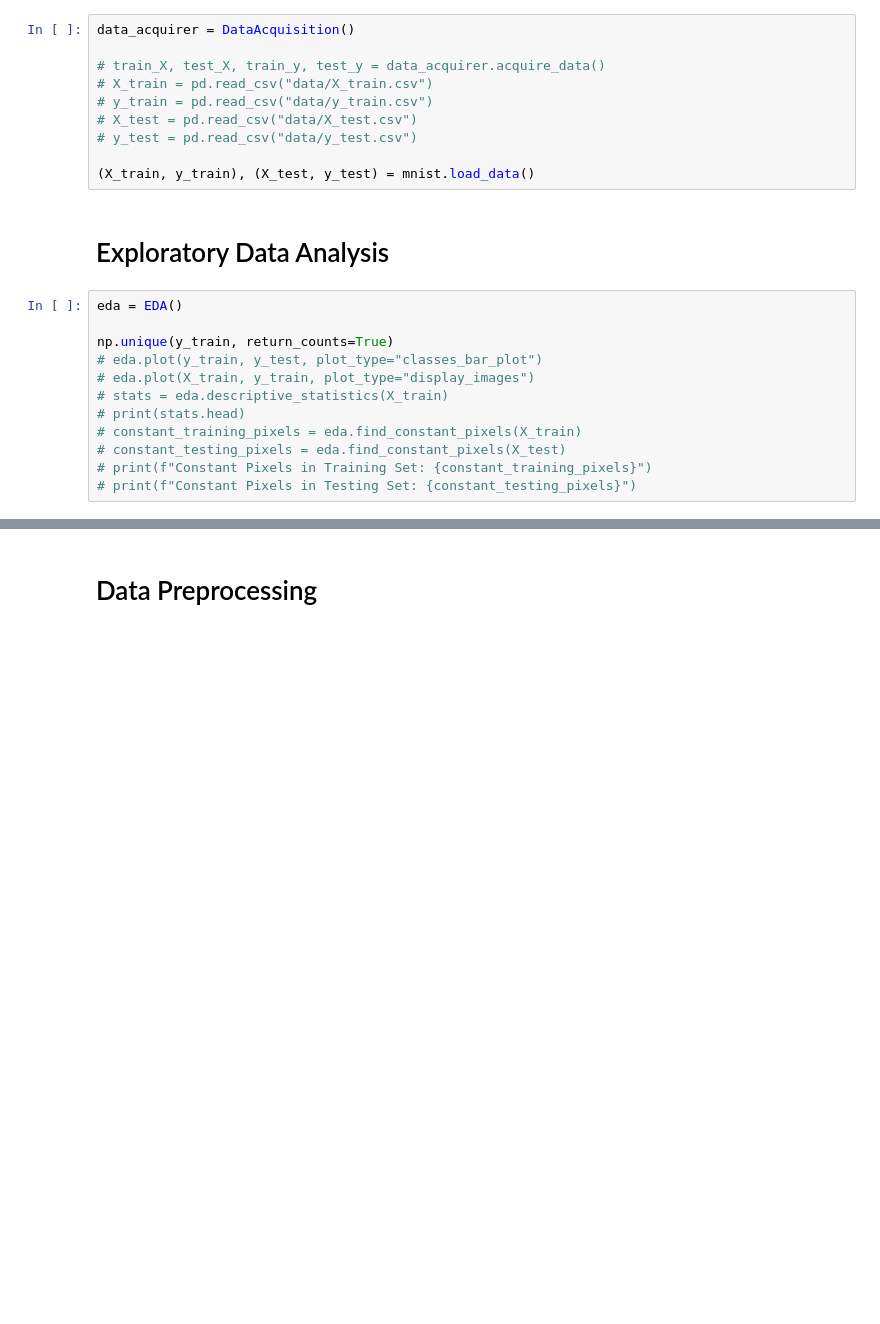
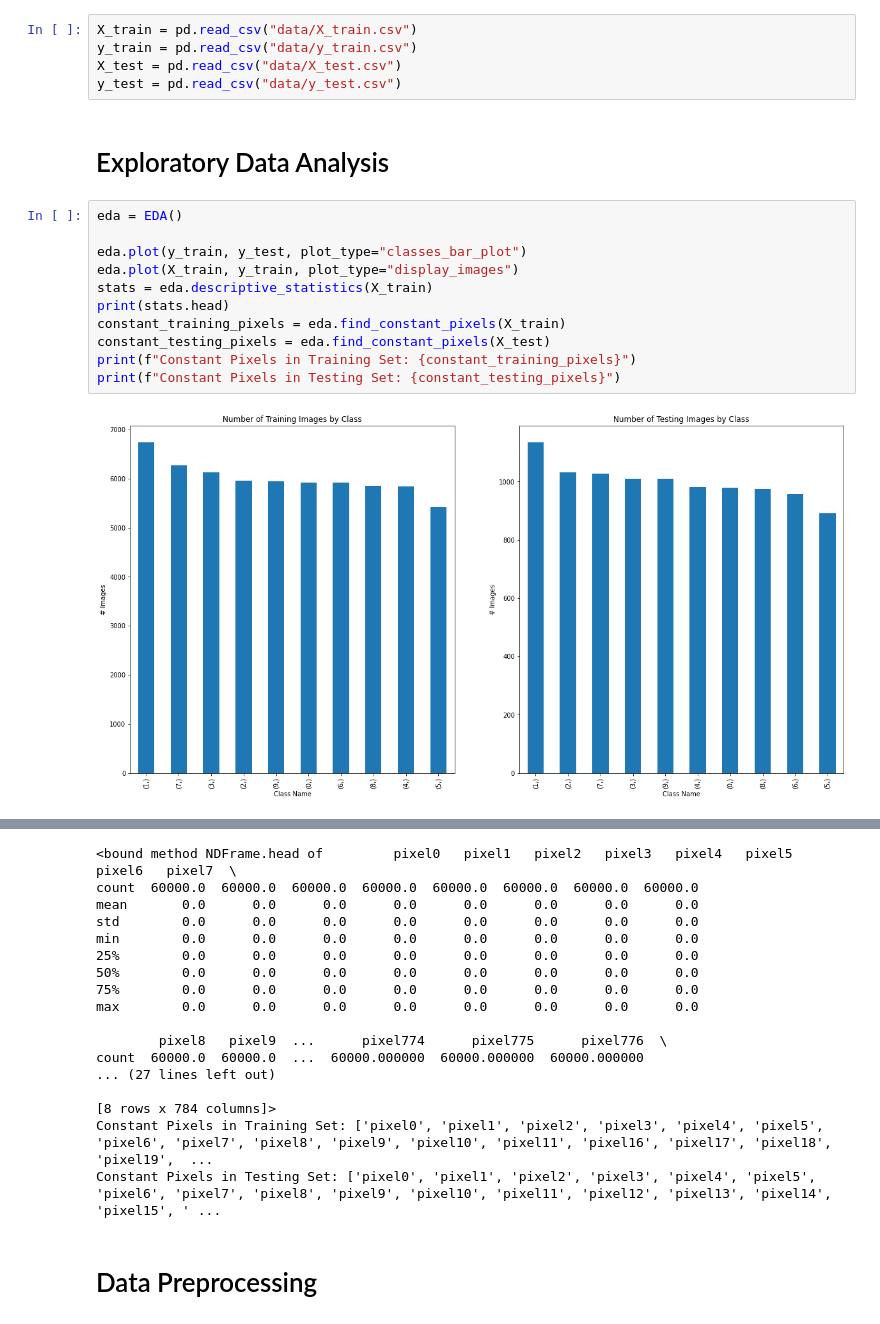
Before and after one commit to nolankurylo/AI-MNIST-Pipeline, a Jupyter notebook: main.ipynb, the cells around one changed output, grey strips where cells are left out. Saved outputs shown, nothing was run; the diff lists cells and outputs as text; blank space fills up the shorter version.

```diff
--- a/main.ipynb
+++ b/main.ipynb
@@ -18,26 +9,22 @@ import base64
 The autoreload extension is already loaded. To reload it, use:
   %reload_ext autoreload
 # %%
-data_acquirer = DataAcquisition()
-
-# train_X, test_X, train_y, test_y = data_acquirer.acquire_data()
-# X_train = pd.read_csv("data/X_train.csv")
-# y_train = pd.read_csv("data/y_train.csv")
-# X_test = pd.read_csv("data/X_test.csv")
-# y_test = pd.read_csv("data/y_test.csv")
-
-(X_train, y_train), (X_test, y_test) = mnist.load_data()
+X_train = pd.read_csv("data/X_train.csv")
+y_train = pd.read_csv("data/y_train.csv")
+X_test = pd.read_csv("data/X_test.csv")
+y_test = pd.read_csv("data/y_test.csv")
 # %% [markdown]
 # Exploratory Data Analysis
 # %%
 eda = EDA()
 
-np.unique(y_train, return_counts=True)
-# eda.plot(y_train, y_test, plot_type="classes_bar_plot")
-# eda.plot(X_train, y_train, plot_type="display_images")
-# stats = eda.descriptive_statistics(X_train)
-# print(stats.head)
-# constant_training_pixels = eda.find_constant_pixels(X_train)
-# constant_testing_pixels = eda.find_constant_pixels(X_test)
-# print(f"Constant Pixels in Training Set: {constant_training_pixels}")
-# print(f"Constant Pixels in Testing Set: {constant_testing_pixels}")
+eda.plot(y_train, y_test, plot_type="classes_bar_plot")
+eda.plot(X_train, y_train, plot_type="display_images")
+stats = eda.descriptive_statistics(X_train)
+print(stats.head)
+constant_training_pixels = eda.find_constant_pixels(X_train)
+constant_testing_pixels = eda.find_constant_pixels(X_test)
+print(f"Constant Pixels in Training Set: {constant_training_pixels}")
+print(f"Constant Pixels in Testing Set: {constant_testing_pixels}")
+# %% [output]
+[figure, added]
@@ -44,3 +32,20 @@ np.unique(y_train, return_counts=True)
+<bound method NDFrame.head of         pixel0   pixel1   pixel2   pixel3   pixel4   pixel5   pixel6   pixel7  \
+count  60000.0  60000.0  60000.0  60000.0  60000.0  60000.0  60000.0  60000.0
+mean       0.0      0.0      0.0      0.0      0.0      0.0      0.0      0.0
+std        0.0      0.0      0.0      0.0      0.0      0.0      0.0      0.0
+min        0.0      0.0      0.0      0.0      0.0      0.0      0.0      0.0
+25%        0.0      0.0      0.0      0.0      0.0      0.0      0.0      0.0
+50%        0.0      0.0      0.0      0.0      0.0      0.0      0.0      0.0
+75%        0.0      0.0      0.0      0.0      0.0      0.0      0.0      0.0
+max        0.0      0.0      0.0      0.0      0.0      0.0      0.0      0.0
+
+        pixel8   pixel9  ...      pixel774      pixel775      pixel776  \
+count  60000.0  60000.0  ...  60000.000000  60000.000000  60000.000000
+... (27 lines left out)
+
+[8 rows x 784 columns]>
+Constant Pixels in Training Set: ['pixel0', 'pixel1', 'pixel2', 'pixel3', 'pixel4', 'pixel5', 'pixel6', 'pixel7', 'pixel8', 'pixel9', 'pixel10', 'pixel11', 'pixel16', 'pixel17', 'pixel18', 'pixel19',  ...
+Constant Pixels in Testing Set: ['pixel0', 'pixel1', 'pixel2', 'pixel3', 'pixel4', 'pixel5', 'pixel6', 'pixel7', 'pixel8', 'pixel9', 'pixel10', 'pixel11', 'pixel12', 'pixel13', 'pixel14', 'pixel15', ' ...
 # %% [markdown]
 # Data Preprocessing
 # %%
```
Also changed, not shown: parts of 7 cells of this notebook, 11 other files.
